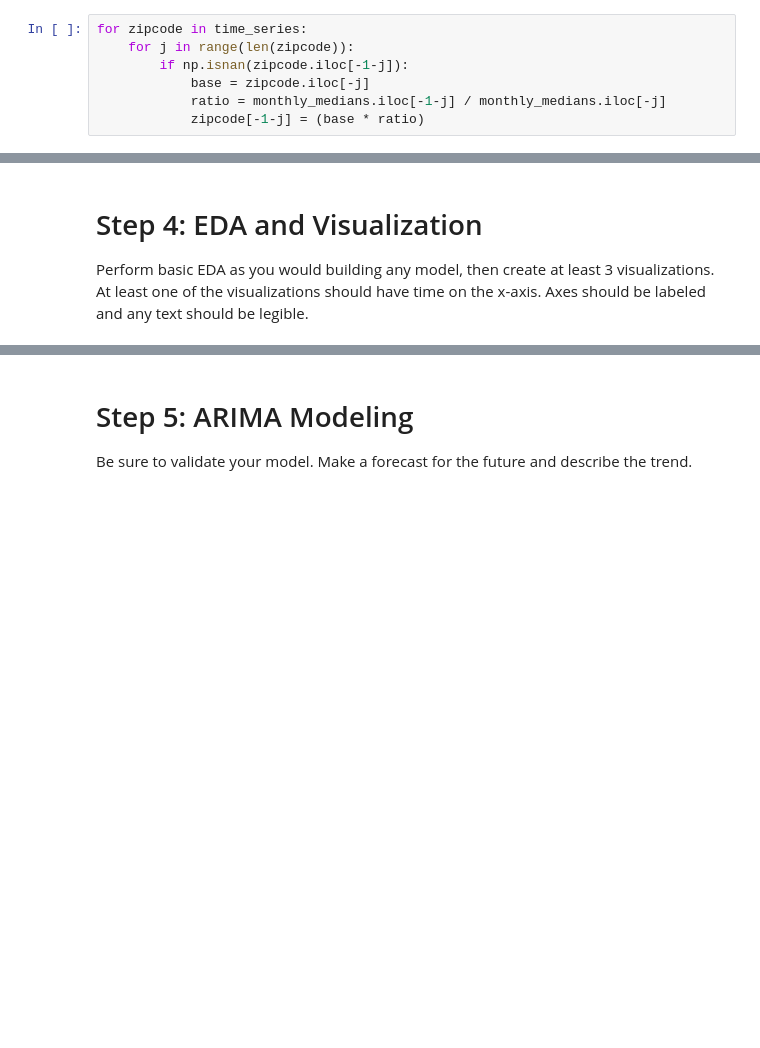
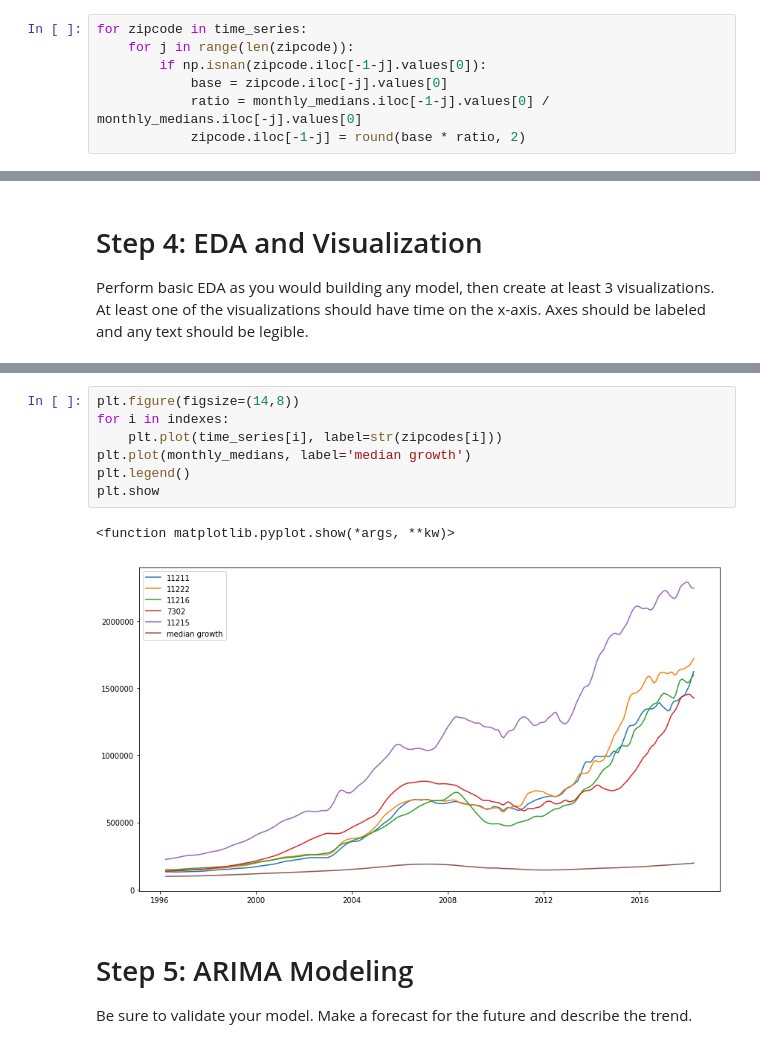
Before and after one commit to zapatos24/mod_4_project, a Jupyter notebook: owens_wip.ipynb, the cells around one changed output, grey strips where cells are left out. Drawn from its saved outputs; the diff is of its cells as text; blank space fills up the shorter version.

```diff
--- a/owens_wip.ipynb
+++ b/owens_wip.ipynb
@@ -144,10 +172,10 @@ for row in range(len(cut_data)):
 # %%
 for zipcode in time_series:
     for j in range(len(zipcode)):
-        if np.isnan(zipcode.iloc[-1-j]):
-            base = zipcode.iloc[-j]
-            ratio = monthly_medians.iloc[-1-j] / monthly_medians.iloc[-j]
-            zipcode[-1-j] = (base * ratio)
+        if np.isnan(zipcode.iloc[-1-j].values[0]):
+            base = zipcode.iloc[-j].values[0]
+            ratio = monthly_medians.iloc[-1-j].values[0] / monthly_medians.iloc[-j].values[0]
+            zipcode.iloc[-1-j] = round(base * ratio, 2)
 # %%
 zipcodes[:5]
 # %% [output]
@@ -187,3 +242,13 @@ matplotlib.rc('font', **font)
+# %%
+plt.figure(figsize=(14,8))
+for i in indexes:
+    plt.plot(time_series[i], label=str(zipcodes[i]))
+plt.plot(monthly_medians, label='median growth')
+plt.legend()
+plt.show
+# %% [output]
+<function matplotlib.pyplot.show(*args, **kw)>
+[figure, added]
 # %% [markdown]
 # Step 5: ARIMA Modeling
 Be sure to validate your model.  Make a forecast for the future and describe the trend.
```
Also changed, not shown: parts of 13 cells of this notebook, 1 other file.
